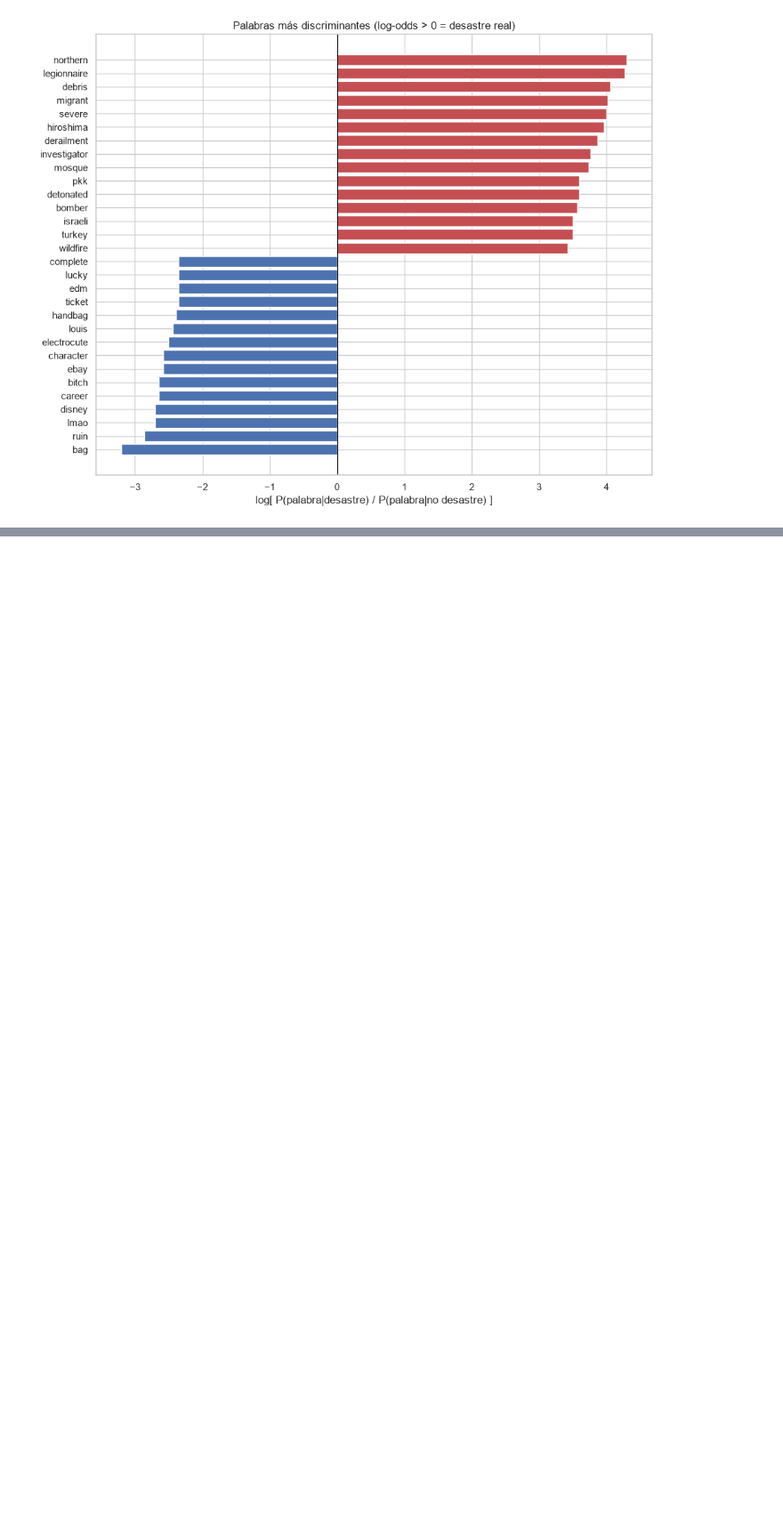
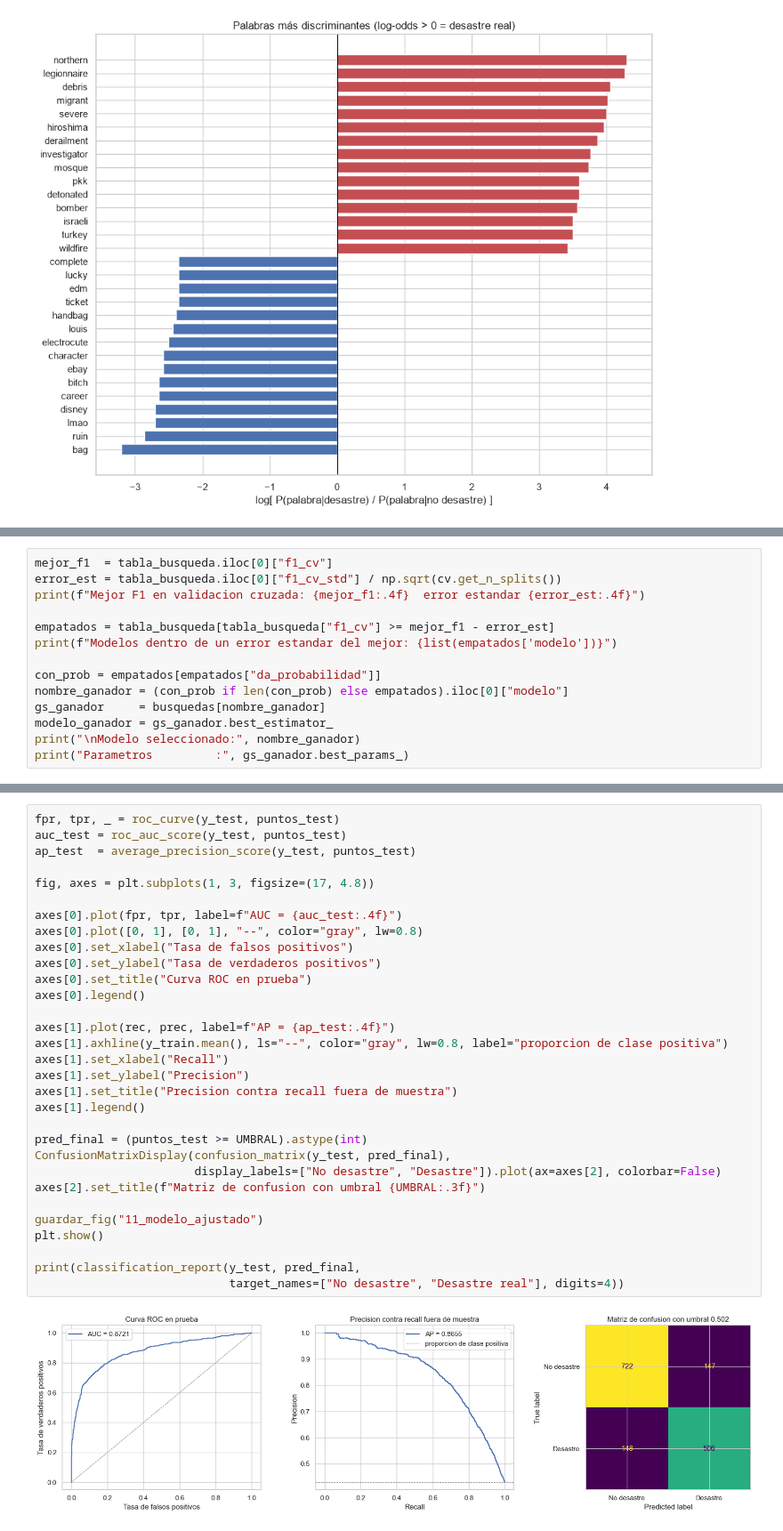
Before and after one commit to erickguerra2/LAB05-DATA, a Jupyter notebook: Laboratorio5.ipynb, the cells around one changed output, grey strips where cells are left out. Shown at 89% size. Cells and saved outputs as stored; diff of their text form; blank space fills up the shorter version.

```diff
--- a/Laboratorio5.ipynb
+++ b/Laboratorio5.ipynb
@@ -1027,0 +1052,14 @@ De los 267 errores del mejor modelo (17.5% del conjunto de prueba), la mayoría
+# %%
+mejor_f1  = tabla_busqueda.iloc[0]["f1_cv"]
+error_est = tabla_busqueda.iloc[0]["f1_cv_std"] / np.sqrt(cv.get_n_splits())
+print(f"Mejor F1 en validacion cruzada: {mejor_f1:.4f}  error estandar {error_est:.4f}")
+
+empatados = tabla_busqueda[tabla_busqueda["f1_cv"] >= mejor_f1 - error_est]
+print(f"Modelos dentro de un error estandar del mejor: {list(empatados['modelo'])}")
+
+con_prob = empatados[empatados["da_probabilidad"]]
+nombre_ganador = (con_prob if len(con_prob) else empatados).iloc[0]["modelo"]
+gs_ganador     = busquedas[nombre_ganador]
+modelo_ganador = gs_ganador.best_estimator_
+print("\nModelo seleccionado:", nombre_ganador)
+print("Parametros         :", gs_ganador.best_params_)
@@ -1027,0 +1138,33 @@ De los 267 errores del mejor modelo (17.5% del conjunto de prueba), la mayoría
+# %%
+fpr, tpr, _ = roc_curve(y_test, puntos_test)
+auc_test = roc_auc_score(y_test, puntos_test)
+ap_test  = average_precision_score(y_test, puntos_test)
+
+fig, axes = plt.subplots(1, 3, figsize=(17, 4.8))
+
+axes[0].plot(fpr, tpr, label=f"AUC = {auc_test:.4f}")
+axes[0].plot([0, 1], [0, 1], "--", color="gray", lw=0.8)
+axes[0].set_xlabel("Tasa de falsos positivos")
+axes[0].set_ylabel("Tasa de verdaderos positivos")
+axes[0].set_title("Curva ROC en prueba")
+axes[0].legend()
+
+axes[1].plot(rec, prec, label=f"AP = {ap_test:.4f}")
+axes[1].axhline(y_train.mean(), ls="--", color="gray", lw=0.8, label="proporcion de clase positiva")
+axes[1].set_xlabel("Recall")
+axes[1].set_ylabel("Precision")
+axes[1].set_title("Precision contra recall fuera de muestra")
+axes[1].legend()
+
+pred_final = (puntos_test >= UMBRAL).astype(int)
+ConfusionMatrixDisplay(confusion_matrix(y_test, pred_final),
+                       display_labels=["No desastre", "Desastre"]).plot(ax=axes[2], colorbar=False)
+axes[2].set_title(f"Matriz de confusion con umbral {UMBRAL:.3f}")
+
+guardar_fig("11_modelo_ajustado")
+plt.show()
+
+print(classification_report(y_test, pred_final,
+                            target_names=["No desastre", "Desastre real"], digits=4))
+# %% [output]
+[figure, added]
```
Also changed, not shown: parts of 59 cells of this notebook, 3 other files.
